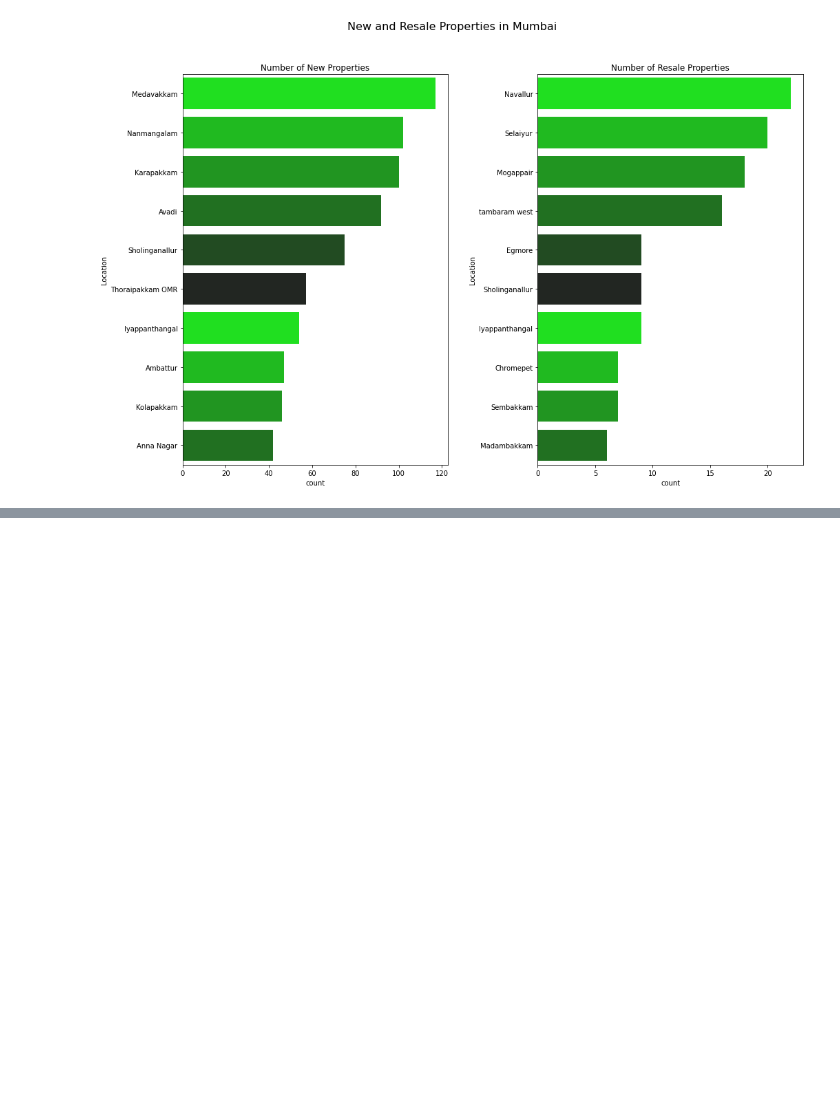
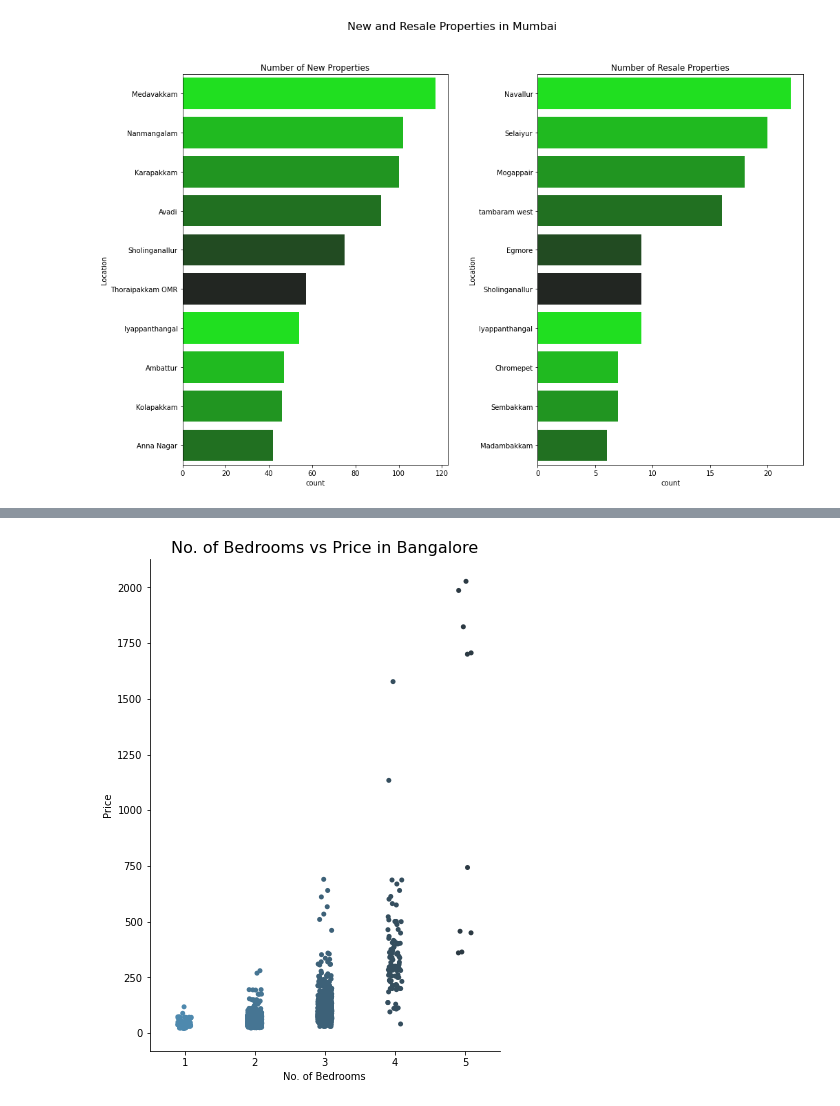
Before and after one commit to ManavMuthanna/Ctrl-Alt-Defeat, a Jupyter notebook: House Price Prediction.ipynb, the cells around one changed output, grey strips where cells are left out. Saved outputs shown, nothing was run; the diff lists cells and outputs as text; code cells hidden in the pictures; blank space fills up the shorter version.

```diff
--- a/House Price Prediction.ipynb
+++ b/House Price Prediction.ipynb
@@ -231,0 +247,10 @@ count_plot(df6,'New and Resale Properties in Kolkata', kolkata)
+# %%
+def cat_plot(data,title,p):
+    sns.catplot(x="No. of Bedrooms", y="Price", data=data,palette = p)
+    plt.title('No. of Bedrooms vs Price in '+ title,size=16)
+    plt.gcf().set_size_inches(6,8)
+    plt.show()
+# %%
+cat_plot(df1,'Bangalore',bangalore)
+# %% [output]
+[figure, added]
```
Also changed, not shown: parts of 30 cells of this notebook.
